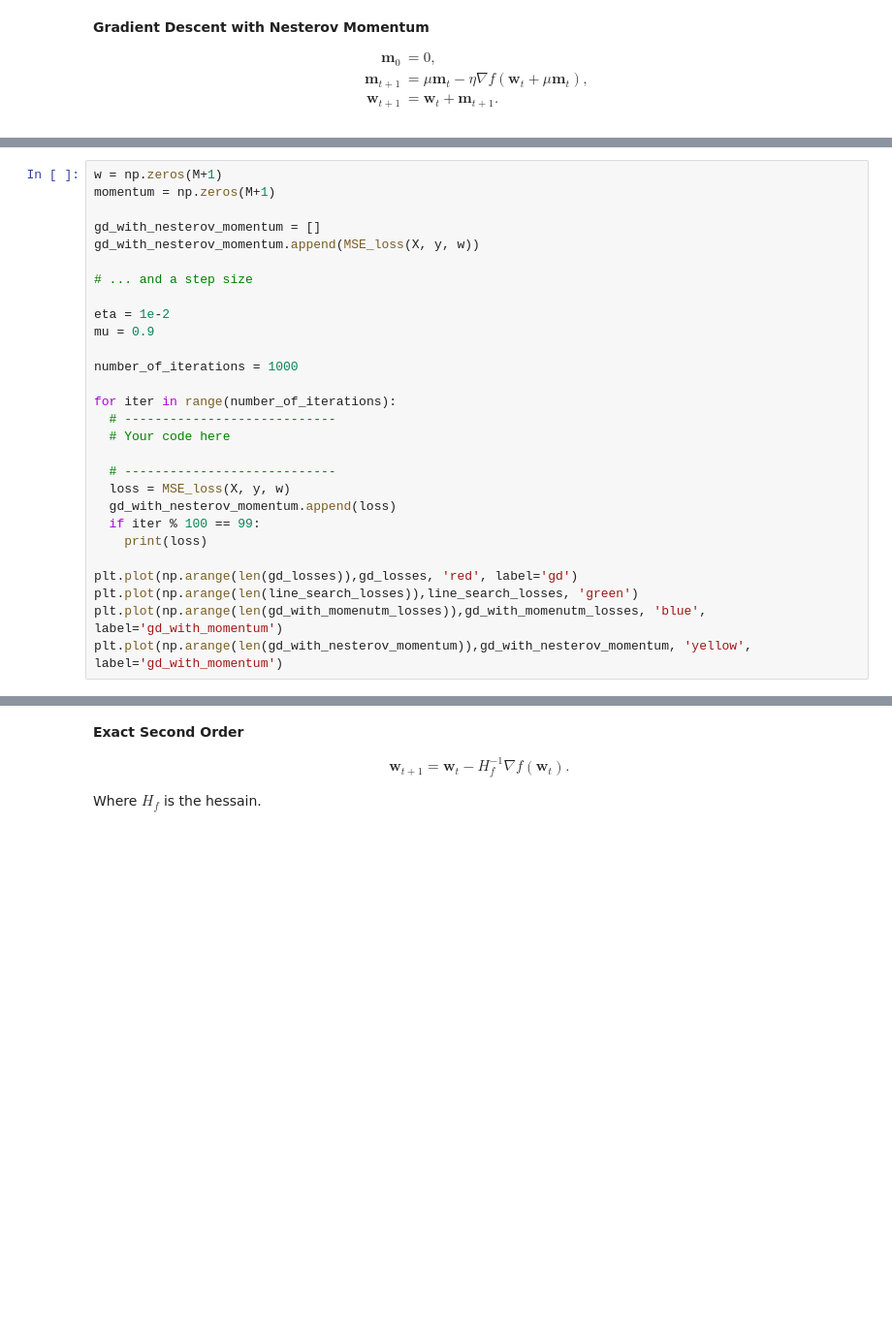
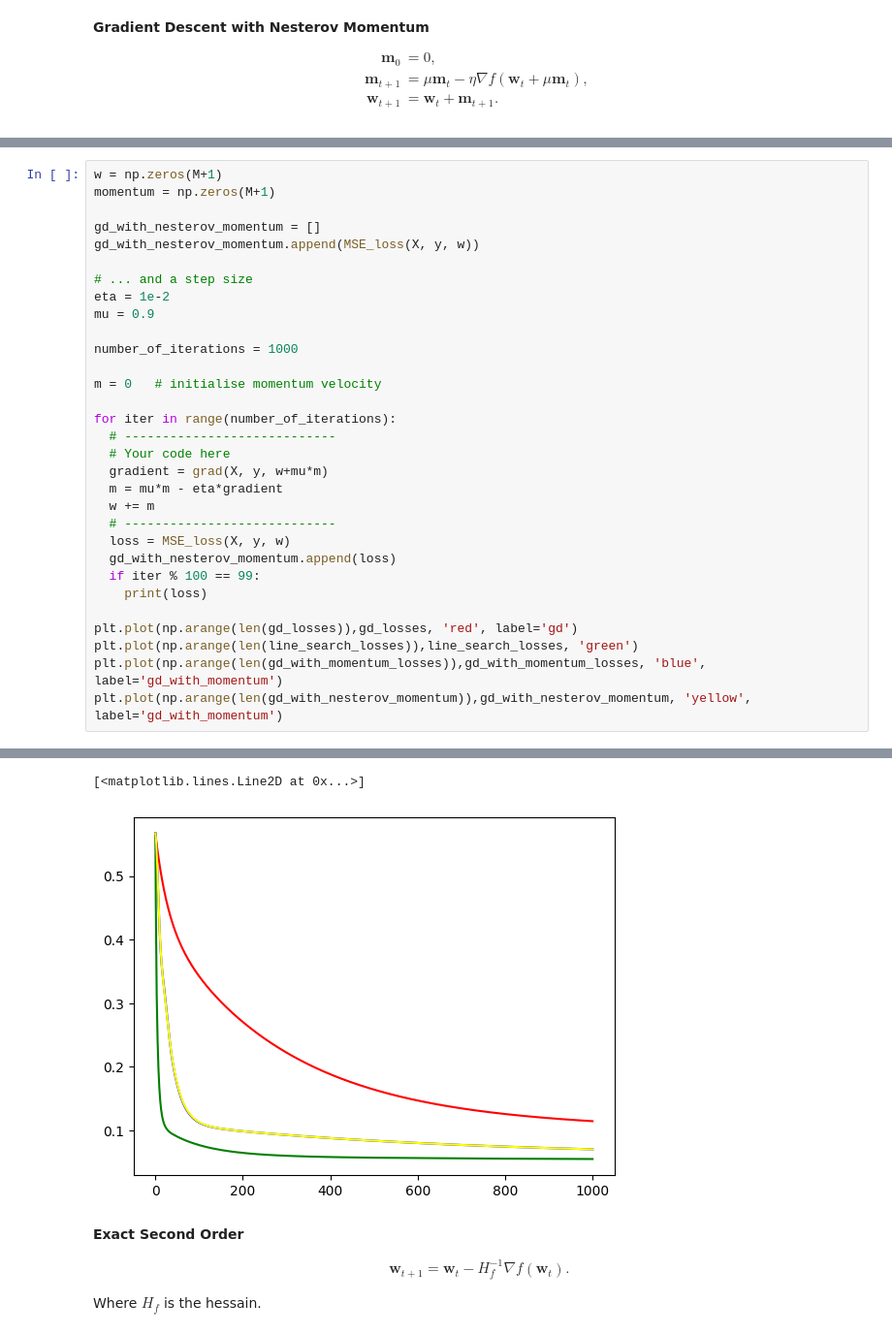
Before and after one commit to fuwentay/AIML-CWM, a Jupyter notebook: Part II - Optimization/ex1_OptimisationRegression.ipynb, the cells around one changed output, grey strips where cells are left out. Shown at 97% size. Cells and saved outputs as stored; diff of their text form; blank space fills up the shorter version.

```diff
--- a/Part II - Optimization/ex1_OptimisationRegression.ipynb
+++ b/Part II - Optimization/ex1_OptimisationRegression.ipynb
@@ -416,16 +409,19 @@ gd_with_nesterov_momentum = []
 gd_with_nesterov_momentum.append(MSE_loss(X, y, w))
 
 # ... and a step size
-
 eta = 1e-2
 mu = 0.9
 
 number_of_iterations = 1000
 
+m = 0   # initialise momentum velocity
+
 for iter in range(number_of_iterations):
   # ----------------------------
   # Your code here
-
+  gradient = grad(X, y, w+mu*m)
+  m = mu*m - eta*gradient
+  w += m
   # ----------------------------
   loss = MSE_loss(X, y, w)
   gd_with_nesterov_momentum.append(loss)
@@ -434,5 +430,6 @@ for iter in range(number_of_iterations):
 
 plt.plot(np.arange(len(gd_losses)),gd_losses, 'red', label='gd')
 plt.plot(np.arange(len(line_search_losses)),line_search_losses, 'green')
-plt.plot(np.arange(len(gd_with_momenutm_losses)),gd_with_momenutm_losses, 'blue', label='gd_with_momentum')
+plt.plot(np.arange(len(gd_with_momentum_losses)),gd_with_momentum_losses, 'blue', label='gd_with_momentum')
 plt.plot(np.arange(len(gd_with_nesterov_momentum)),gd_with_nesterov_momentum, 'yellow', label='gd_with_momentum')
+# %% [output]
@@ -439,3 +446,5 @@ plt.plot(np.arange(len(gd_with_nesterov_momentum)),gd_with_nesterov_momentum, 'y
+[<matplotlib.lines.Line2D at 0x...>]
+[figure, added]
 # %% [markdown]
 **Exact Second Order**
 
```
Also changed, not shown: parts of 9 cells of this notebook.
